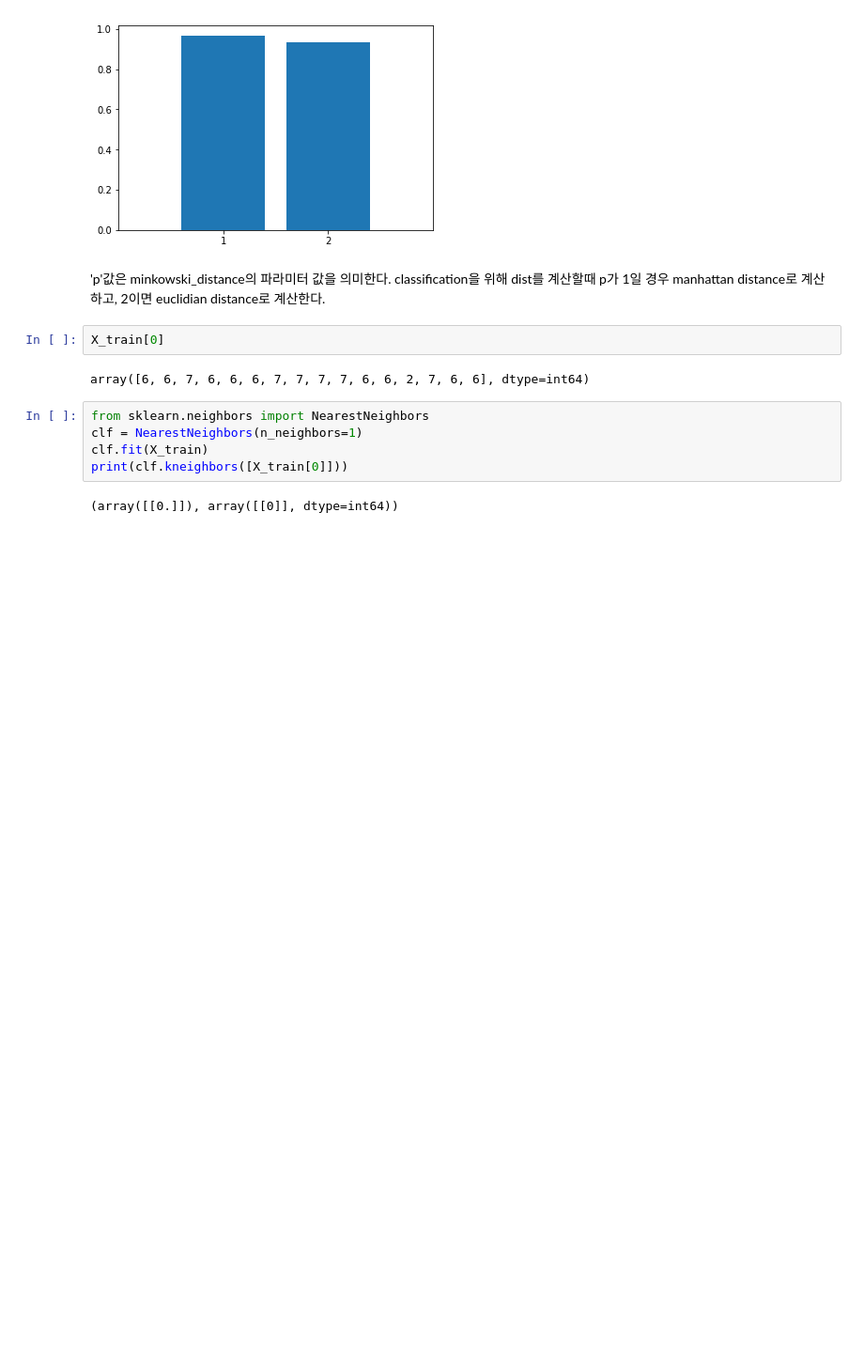
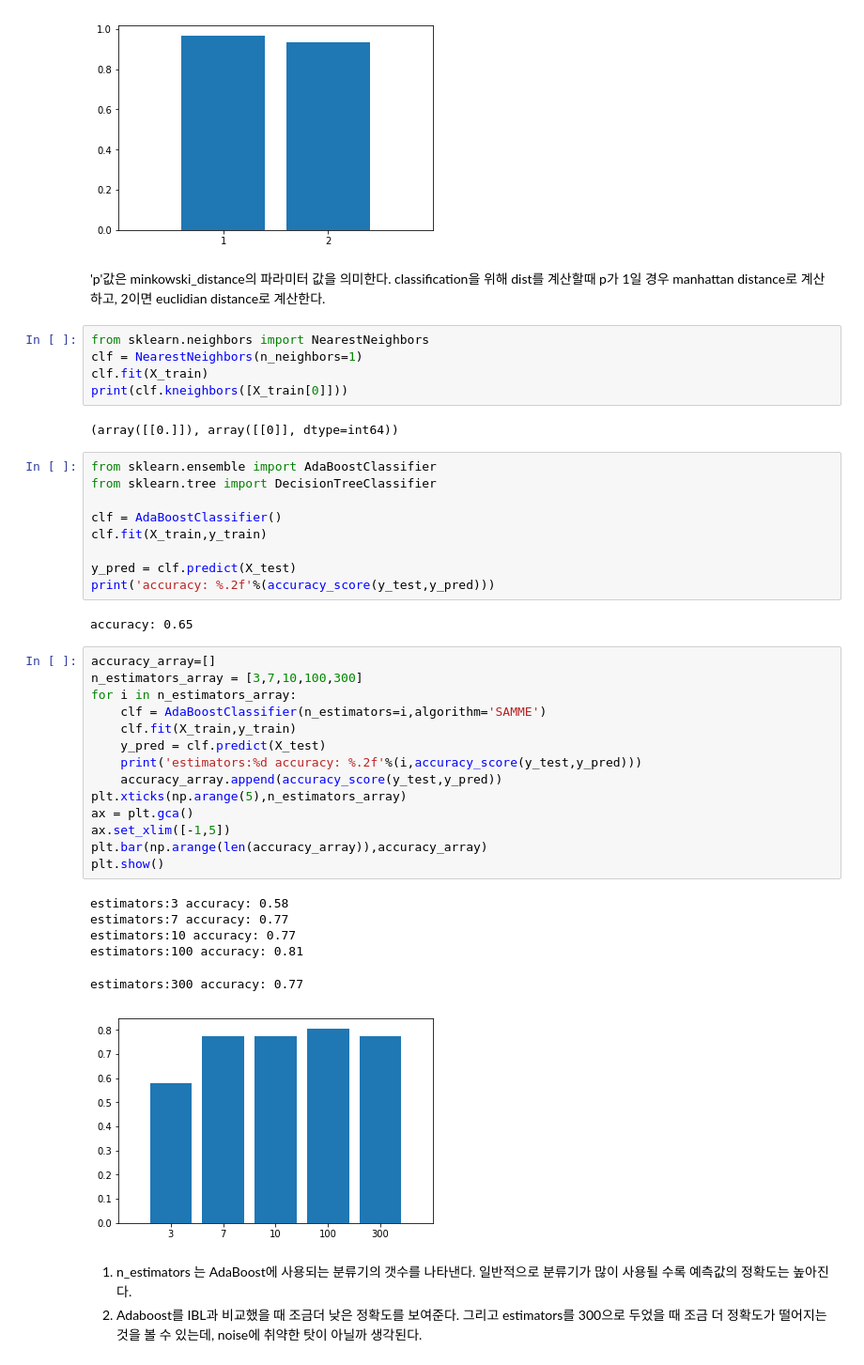
Before and after one commit to gudrb/machine_learning_class, a Jupyter notebook: machine learning hw4.ipynb, the cells around one changed output. Shown: that part at 94% size. Drawn from its saved outputs; the diff is of its cells as text; blank space fills up the shorter version.

```diff
--- a/machine learning hw4.ipynb
+++ b/machine learning hw4.ipynb
@@ -182,10 +190,6 @@ p:2 accuracy: 0.94
 # %% [markdown]
 'p'값은 minkowski_distance의 파라미터 값을 의미한다. classification을 위해 dist를 계산할때
 p가 1일 경우 manhattan distance로 계산하고, 2이면 euclidian distance로 계산한다.
-# %%
-X_train[0]
-# %% [output]
-array([6, 6, 7, 6, 6, 6, 7, 7, 7, 7, 6, 6, 2, 7, 6, 6], dtype=int64)
 # %%
 from sklearn.neighbors import NearestNeighbors
 clf = NearestNeighbors(n_neighbors=1)
@@ -193,3 +197,38 @@ clf.fit(X_train)
 print(clf.kneighbors([X_train[0]]))
 # %% [output]
 (array([[0.]]), array([[0]], dtype=int64))
+# %%
+from sklearn.ensemble import AdaBoostClassifier
+from sklearn.tree import DecisionTreeClassifier
+
+clf = AdaBoostClassifier()
+clf.fit(X_train,y_train)
+
+y_pred = clf.predict(X_test)
+print('accuracy: %.2f'%(accuracy_score(y_test,y_pred)))
+# %% [output]
+accuracy: 0.65
+# %%
+accuracy_array=[]
+n_estimators_array = [3,7,10,100,300]
+for i in n_estimators_array:
+    clf = AdaBoostClassifier(n_estimators=i,algorithm='SAMME')
+    clf.fit(X_train,y_train)
+    y_pred = clf.predict(X_test)
+    print('estimators:%d accuracy: %.2f'%(i,accuracy_score(y_test,y_pred)))
+    accuracy_array.append(accuracy_score(y_test,y_pred))
+plt.xticks(np.arange(5),n_estimators_array)
+ax = plt.gca()
+ax.set_xlim([-1,5])
+plt.bar(np.arange(len(accuracy_array)),accuracy_array)
+plt.show()
+# %% [output]
+estimators:3 accuracy: 0.58
+estimators:7 accuracy: 0.77
+estimators:10 accuracy: 0.77
+estimators:100 accuracy: 0.81
+estimators:300 accuracy: 0.77
+[figure, added]
+# %% [markdown]
+1) n_estimators 는 AdaBoost에 사용되는 분류기의 갯수를 나타낸다. 일반적으로 분류기가 많이 사용될 수록 예측값의 정확도는 높아진다.
+2) Adaboost를 IBL과 비교했을 때 조금더 낮은 정확도를 보여준다. 그리고 estimators를 300으로 두었을 때 조금 더 정확도가 떨어지는 것을 볼 수 있는데, noise에 취약한 탓이 아닐까 생각된다.
```
Also changed, not shown: parts of 27 cells of this notebook.
